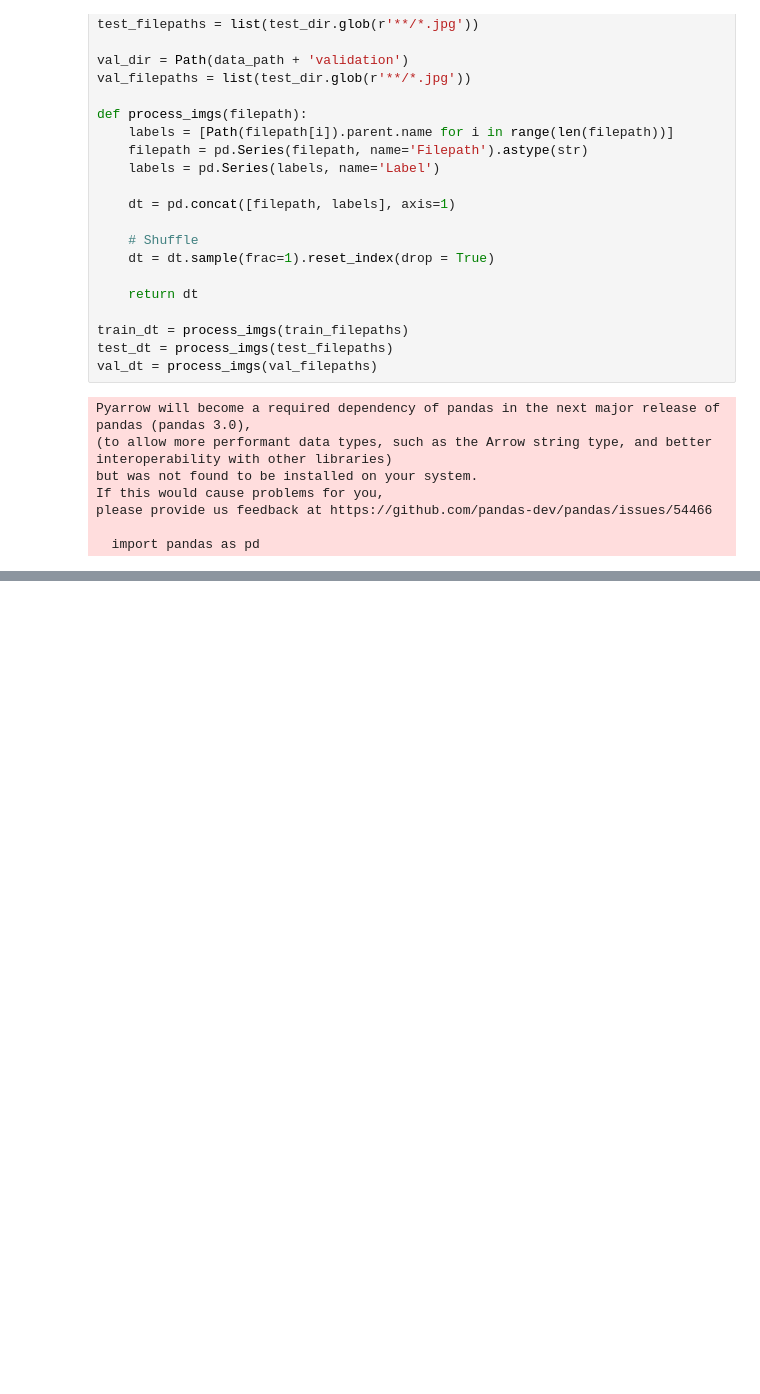
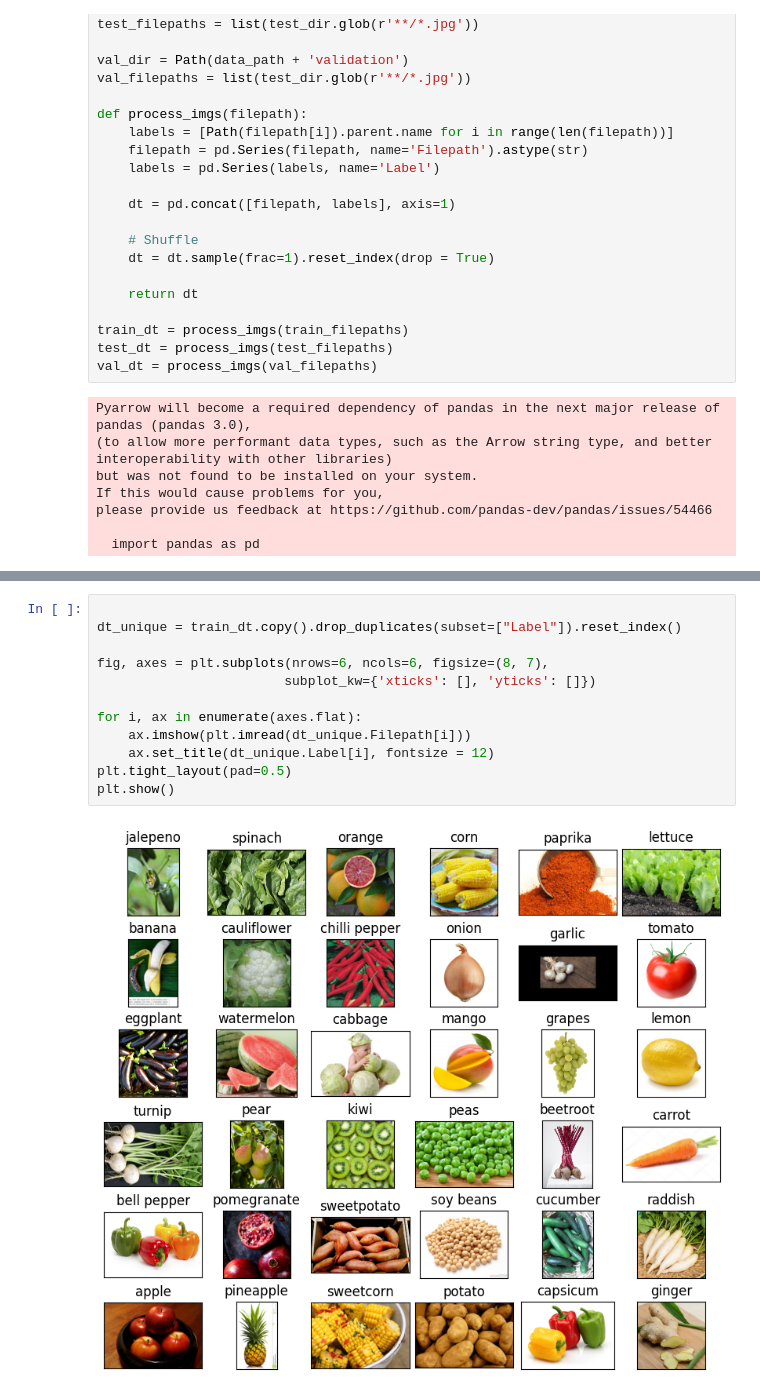
Before and after one commit to Adam-004/VegetableRecognition, a Jupyter notebook: ModelCreator.ipynb, the cells around one changed output, grey strips where cells are left out. Drawn from its saved outputs; the diff is of its cells as text; blank space fills up the shorter version.

```diff
--- a/ModelCreator.ipynb
+++ b/ModelCreator.ipynb
@@ -55,0 +75,14 @@ train_dt.head(5)
+# %%
+
+dt_unique = train_dt.copy().drop_duplicates(subset=["Label"]).reset_index()
+
+fig, axes = plt.subplots(nrows=6, ncols=6, figsize=(8, 7),
+                        subplot_kw={'xticks': [], 'yticks': []})
+
+for i, ax in enumerate(axes.flat):
+    ax.imshow(plt.imread(dt_unique.Filepath[i]))
+    ax.set_title(dt_unique.Label[i], fontsize = 12)
+plt.tight_layout(pad=0.5)
+plt.show()
+# %% [output]
+[figure, added]
```
Also changed, not shown: parts of 1 cell of this notebook.
